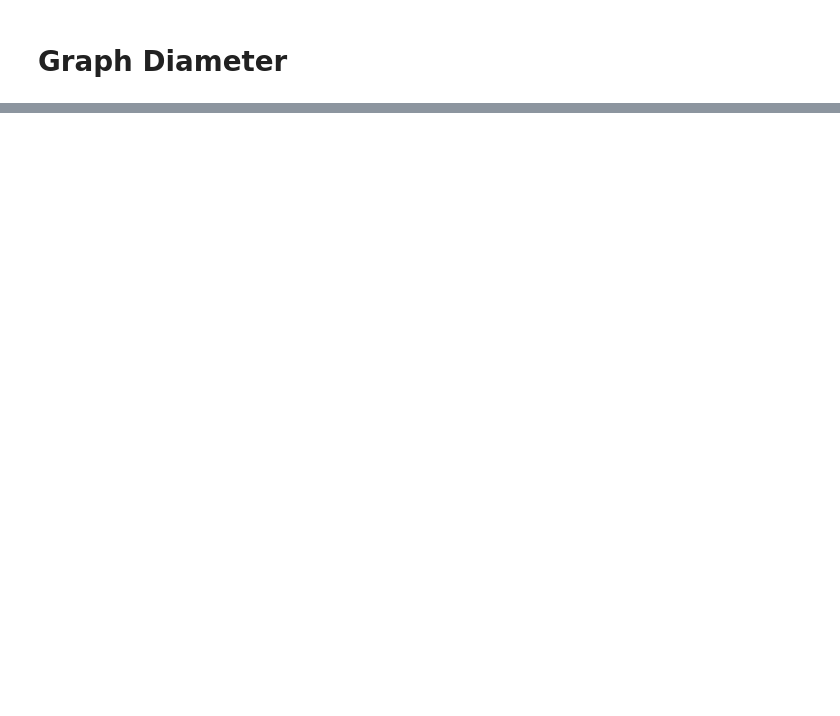
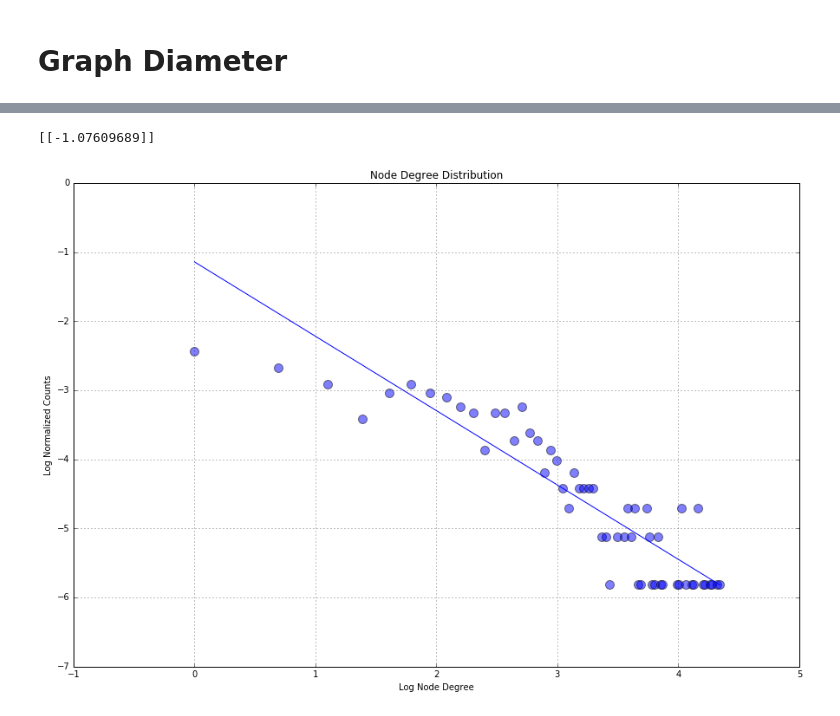
Before and after one commit to ceroytres/ipython-notebooks, a Jupyter notebook: Algorithms/graph_diameter.ipynb, the cells around one changed output, grey strips where cells are left out. Cells and saved outputs as stored; diff of their text form; code cells hidden in the pictures; blank space fills up the shorter version.

```diff
--- a/Algorithms/graph_diameter.ipynb
+++ b/Algorithms/graph_diameter.ipynb
@@ -18,0 +19,28 @@ plt.show()
+# %%
+degree_count=G.degree().values()
+#print degree_count
+h=np.bincount(degree_count)
+n=np.arange(0,len(h))
+n=n[h!=0]
+h=h[h!=0]
+h=h/np.sum(h).astype(np.float)
+
+logh=np.log(h)
+logn=np.log(n)
+
+model_ransac = linear_model.RANSACRegressor(linear_model.LinearRegression())
+model_ransac.fit(logn.reshape(-1,1),logh.reshape(-1,1))
+h_hat=model_ransac.predict(logn.reshape(-1,1))
+print(model_ransac.estimator_.coef_)
+
+plt.figure(figsize=(15,10))
+plt.scatter(logn,logh,alpha=.5,s=100)
+plt.plot(logn,h_hat)
+plt.grid()
+plt.ylabel(r'Log Normalized Counts')
+plt.xlabel(r'Log Node Degree')
+plt.title(r'Node Degree Distribution')
+plt.show()
+# %% [output]
+[[-1.07609689]]
+[figure, added]
```
Also changed, not shown: parts of 3 cells of this notebook.
